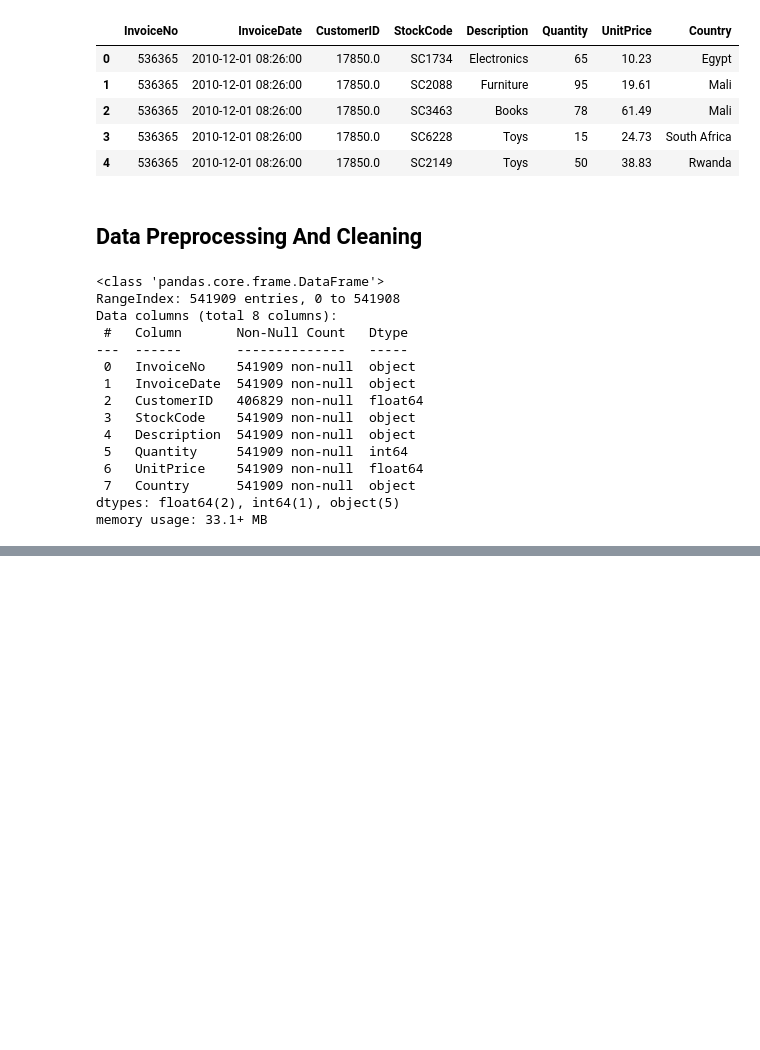
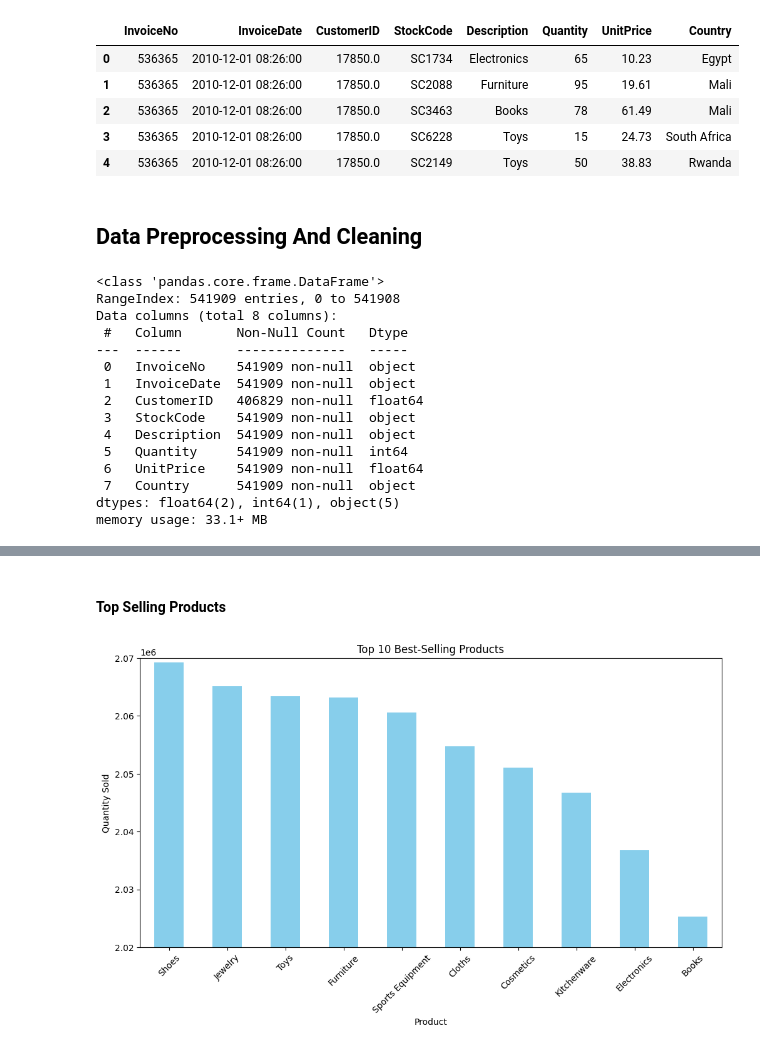
Before and after one commit to smksean/EShop-pro-cohort-analys, a Jupyter notebook: notebooks/Cohort-analysis.ipynb, the cells around one changed output, grey strips where cells are left out. Drawn from its saved outputs; the diff is of its cells as text; code cells hidden in the pictures; blank space fills up the shorter version.

```diff
--- a/notebooks/Cohort-analysis.ipynb
+++ b/notebooks/Cohort-analysis.ipynb
@@ -86,0 +122,27 @@ df.head()
+# %% [markdown]
+#### Top Selling Products
+# %%
+# Top Selling Products
+# Total quantity sold per product
+top_products = df.groupby('Description')['Quantity'].sum().sort_values(ascending=False).head(10)
+
+# Create folder one level up if it doesn't exist
+output_dir = os.path.join(os.path.dirname(os.getcwd()), 'visualizations')
+os.makedirs(output_dir, exist_ok=True)
+
+# Plot
+plt.figure(figsize=(12, 6))
+top_products.plot(kind='bar', color='skyblue')
+plt.title('Top 10 Best-Selling Products')
+plt.xlabel('Product')
+plt.ylabel('Quantity Sold')
+plt.xticks(rotation=45)
+plt.ylim(2.02e6, 2.07e6)
+
+# Save the figure
+output_path = os.path.join(output_dir, 'top_10_best_selling_products.png')
+plt.savefig(output_path)
+
+plt.show()
+# %% [output]
+[figure, added]
```
Also changed, not shown: parts of 12 cells of this notebook, 3 other files.
